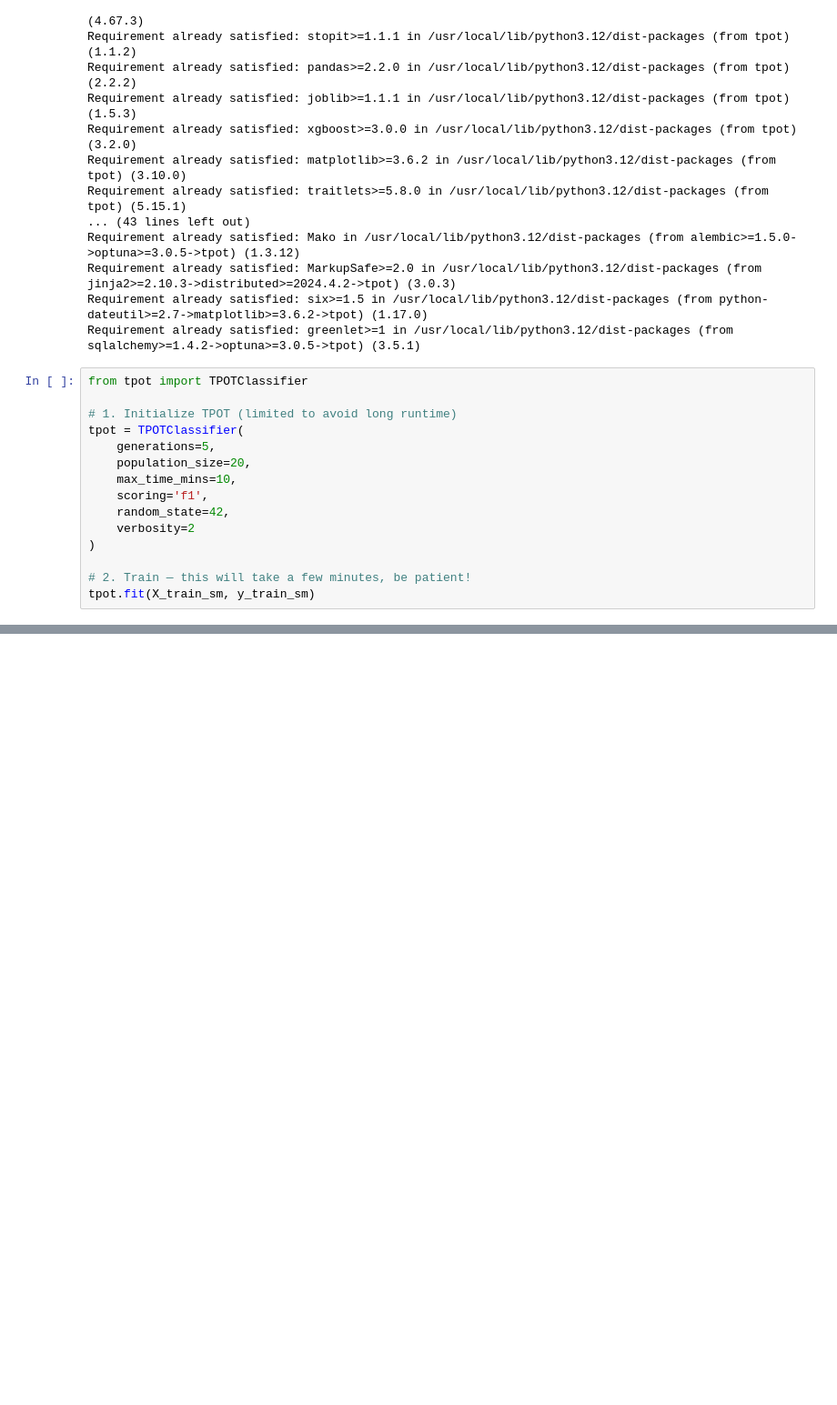
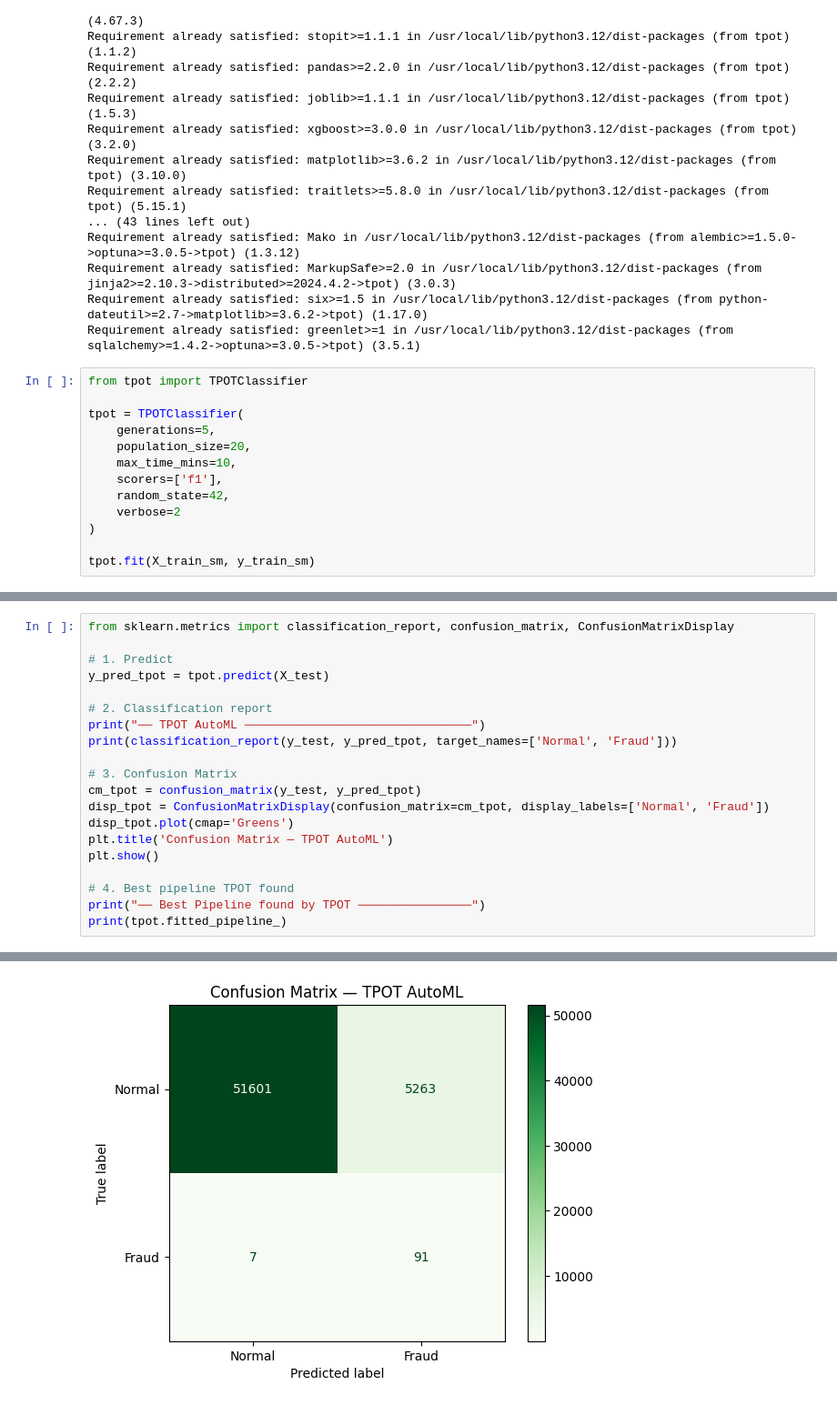
Before and after one commit to yusuf-codes10/touir-youcef-abderahim-ml-automal-homework, a Jupyter notebook: machine_learning.ipynb, the cells around one changed output, grey strips where cells are left out. Shown at 91% size. Cells and saved outputs as stored; diff of their text form; blank space fills up the shorter version.

Commit message:
autoML confusion Matrix

```diff
--- a/machine_learning.ipynb
+++ b/machine_learning.ipynb
@@ -368,16 +368,14 @@ Requirement already satisfied: greenlet>=1 in /usr/local/lib/python3.12/dist-pac
 # %%
 from tpot import TPOTClassifier
 
-# 1. Initialize TPOT (limited to avoid long runtime)
 tpot = TPOTClassifier(
     generations=5,
     population_size=20,
     max_time_mins=10,
-    scoring='f1',
+    scorers=['f1'],
     random_state=42,
-    verbosity=2
+    verbose=2
 )
 
-# 2. Train — this will take a few minutes, be patient!
 tpot.fit(X_train_sm, y_train_sm)
 # %% [output]
@@ -384,0 +401,21 @@ TypeError: TPOTEstimator.__init__() got an unexpected keyword argument 'scoring'
+# %%
+from sklearn.metrics import classification_report, confusion_matrix, ConfusionMatrixDisplay
+
+# 1. Predict
+y_pred_tpot = tpot.predict(X_test)
+
+# 2. Classification report
+print("── TPOT AutoML ────────────────────────────────")
+print(classification_report(y_test, y_pred_tpot, target_names=['Normal', 'Fraud']))
+
+# 3. Confusion Matrix
+cm_tpot = confusion_matrix(y_test, y_pred_tpot)
+disp_tpot = ConfusionMatrixDisplay(confusion_matrix=cm_tpot, display_labels=['Normal', 'Fraud'])
+disp_tpot.plot(cmap='Greens')
+plt.title('Confusion Matrix — TPOT AutoML')
+plt.show()
+
+# 4. Best pipeline TPOT found
+print("── Best Pipeline found by TPOT ────────────────")
+print(tpot.fitted_pipeline_)
+# %% [output]
@@ -384,0 +431 @@ TypeError: TPOTEstimator.__init__() got an unexpected keyword argument 'scoring'
+[figure, added]
```
Also changed, not shown: parts of 2 cells of this notebook.
